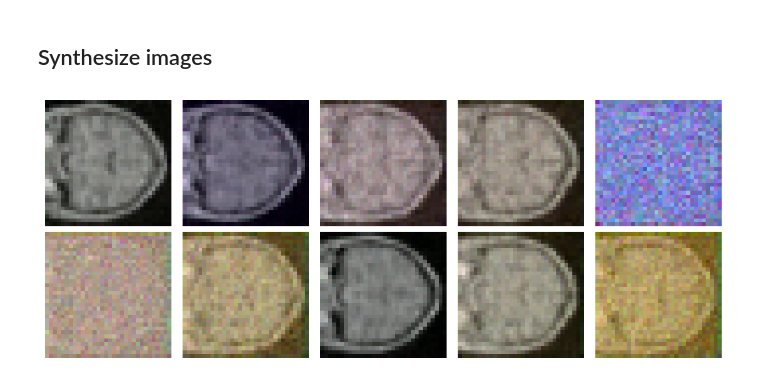
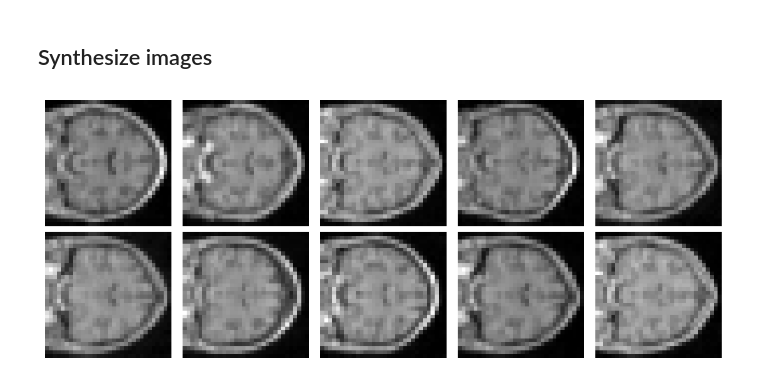
Before and after one commit to AleCava01/Synthesizing-the-Mind, a Jupyter notebook: Guided_Diffusion_test.ipynb, the cells around one changed output. Drawn from its saved outputs; the diff is of its cells as text; code cells hidden in the pictures.

```diff
--- a/Guided_Diffusion_test.ipynb
+++ b/Guided_Diffusion_test.ipynb
@@ -1383,9 +1360,10 @@ class PNGImageDataset(Dataset):
 # %%
 # Define transformations (e.g., resizing, normalization)
 transform = transforms.Compose([
-    transforms.Resize((32, 32)),  # Resize images to the desired size
+    transforms.Resize((image_size, image_size)),  # Resize images to the desired size
+    transforms.Grayscale(num_output_channels=1),
     transforms.ToTensor(),
-    transforms.Normalize(mean=[0.5, 0.5, 0.5], std=[0.5, 0.5, 0.5])  # Normalize to [-1, 1]
+    transforms.Normalize(mean=[0.5], std=[0.5])  # Normalize to [-1, 1]
 ])
 
 # Create dataset and data loaders
@@ -1397,7 +1375,7 @@ train_loader = DataLoader(dataset, batch_size=16, shuffle=True)
 #### Model and Optimizer Initialization
 # %%
 diffusion_process = GuidedDiffusionProcess()
-model = Unet(im_channels=3)  # Set im_channels to 3 for RGB images
+model = Unet(im_channels=1)
 optimizer = torch.optim.Adam(model.parameters(), lr=1e-4)
 # %% [markdown]
 #### Training loop
@@ -1411,9 +1389,9 @@ device = torch.device("cuda" if torch.cuda.is_available() else "cpu")
 model.to(device)
 
 # Enable parallel data loading
-train_loader = DataLoader(dataset, batch_size=32, shuffle=True, num_workers=2, pin_memory=True)
+train_loader = DataLoader(dataset, batch_size=32, shuffle=True, num_workers=4, pin_memory=True)
 
-epochs = 1000
+epochs = 2000
 for epoch in range(epochs):
     for batch_idx, images in enumerate(train_loader):
         # Move data to device
@@ -1443,7 +1421,7 @@ for epoch in range(epochs):
 def synthesize_images(model, num_images):
     device = next(model.parameters()).device  # Get the model's device
     with torch.no_grad():
-        x = torch.randn(num_images, 3, 32, 32, device=device)  # Initialize noise on the device
+        x = torch.randn(num_images, 1, image_size, image_size, device=device)  # Initialize noise on the device
         y = torch.randint(0, model.num_classes, (num_images,), device=device) # Dummy labels
 
         for t in reversed(range(1000)):
@@ -1463,15 +1441,15 @@ import matplotlib.pyplot as plt
 # %%
 def visualize_images(images, num_rows=2, num_cols=5):
         fig, axes = plt.subplots(num_rows, num_cols, figsize=(10, 4))  # Adjust figsize as needed
         for i, image in enumerate(images):
             row = i // num_cols
             col = i % num_cols
-            axes[row, col].imshow(image)
+            axes[row, col].imshow(image, cmap="gray")
             axes[row, col].axis('off')  # Hide axis labels
         plt.tight_layout()
         plt.show()
 
 # Visualize the synthesized images
 visualize_images(synthesized_images)
 # %% [output]
-[figure, old version]
+[figure, new version]
```
Also changed, not shown: parts of 4 cells of this notebook.
